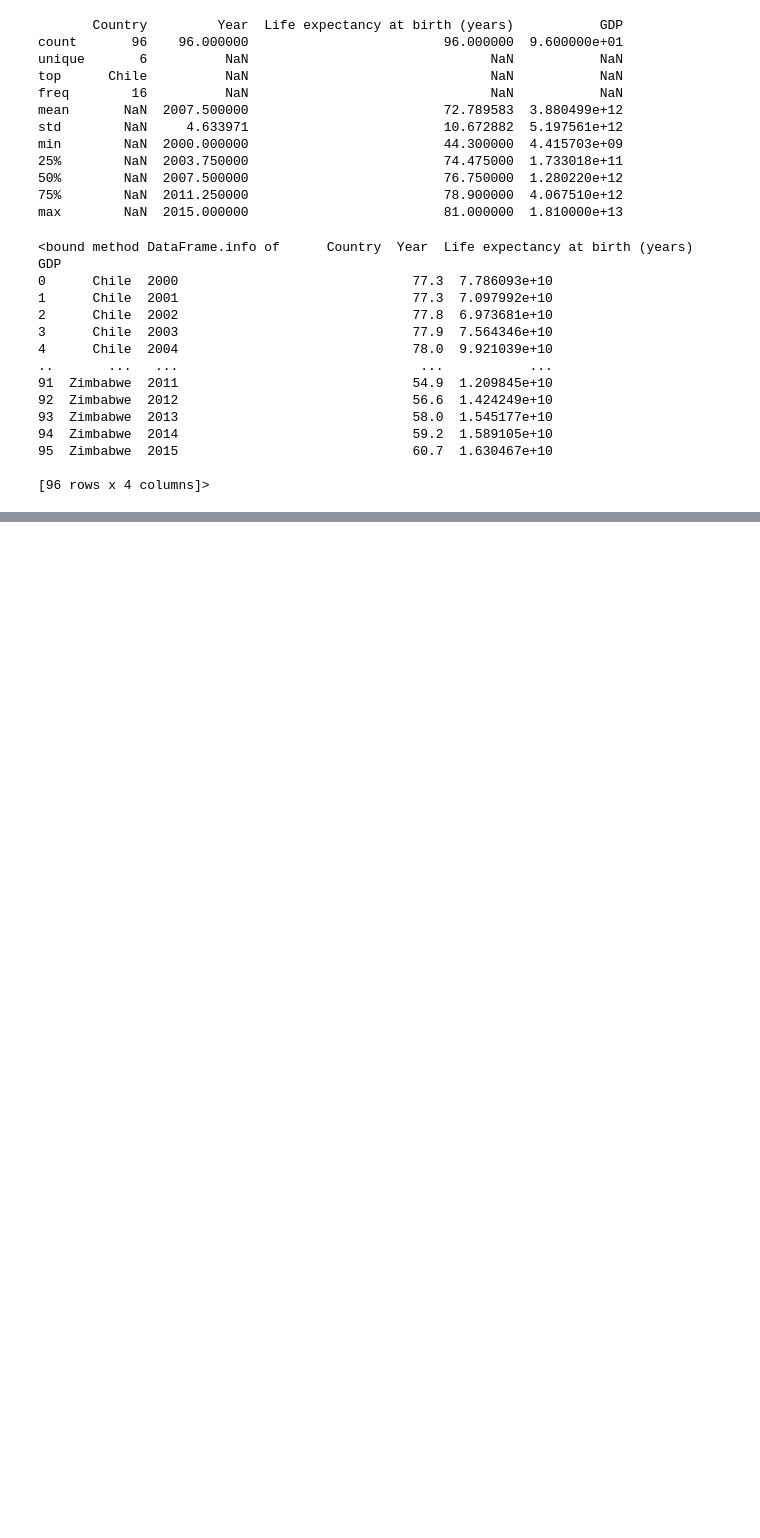
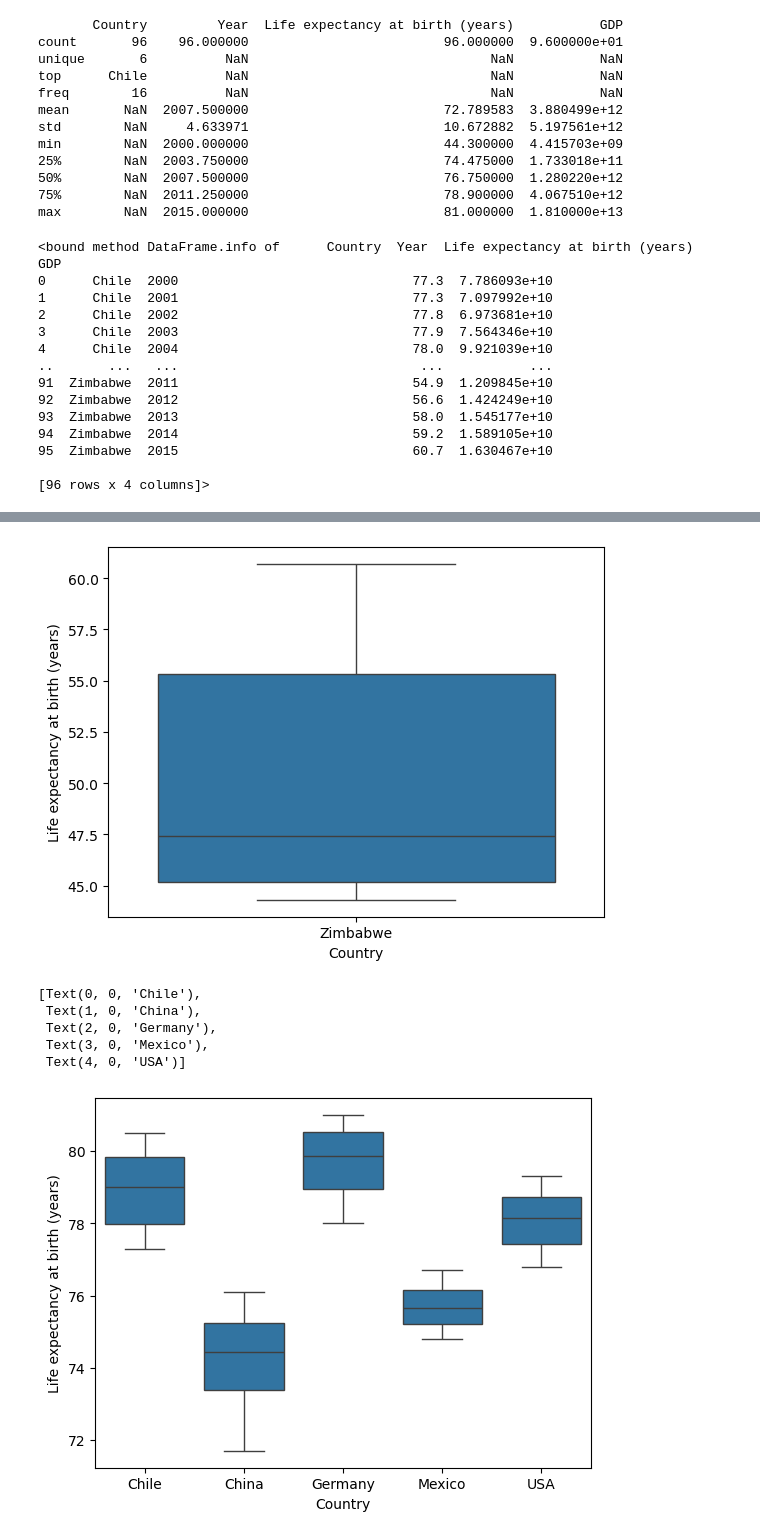
Before and after one commit to NguyenDoCong/life_expectency, a Jupyter notebook: life_expectancy_gdp.ipynb, the cells around one changed output, grey strips where cells are left out. Saved outputs shown, nothing was run; the diff lists cells and outputs as text; code cells hidden in the pictures; blank space fills up the shorter version.

```diff
--- a/life_expectancy_gdp.ipynb
+++ b/life_expectancy_gdp.ipynb
@@ -45,0 +83,15 @@ print(data.info)
+# %%
+g=sns.boxplot(data=zimbabwe,x='Country',y='Life expectancy at birth (years)')
+plt.show()
+plt.clf()
+g=sns.boxplot(data=others,x='Country',y='Life expectancy at birth (years)')
+g.set_xticks(range(5))
+g.set_xticklabels(['Chile','China','Germany','Mexico','USA'])
+# %% [output]
+[figure, added]
+[Text(0, 0, 'Chile'),
+ Text(1, 0, 'China'),
+ Text(2, 0, 'Germany'),
+ Text(3, 0, 'Mexico'),
+ Text(4, 0, 'USA')]
+[figure, added]
```
Also changed, not shown: parts of 8 cells of this notebook.
